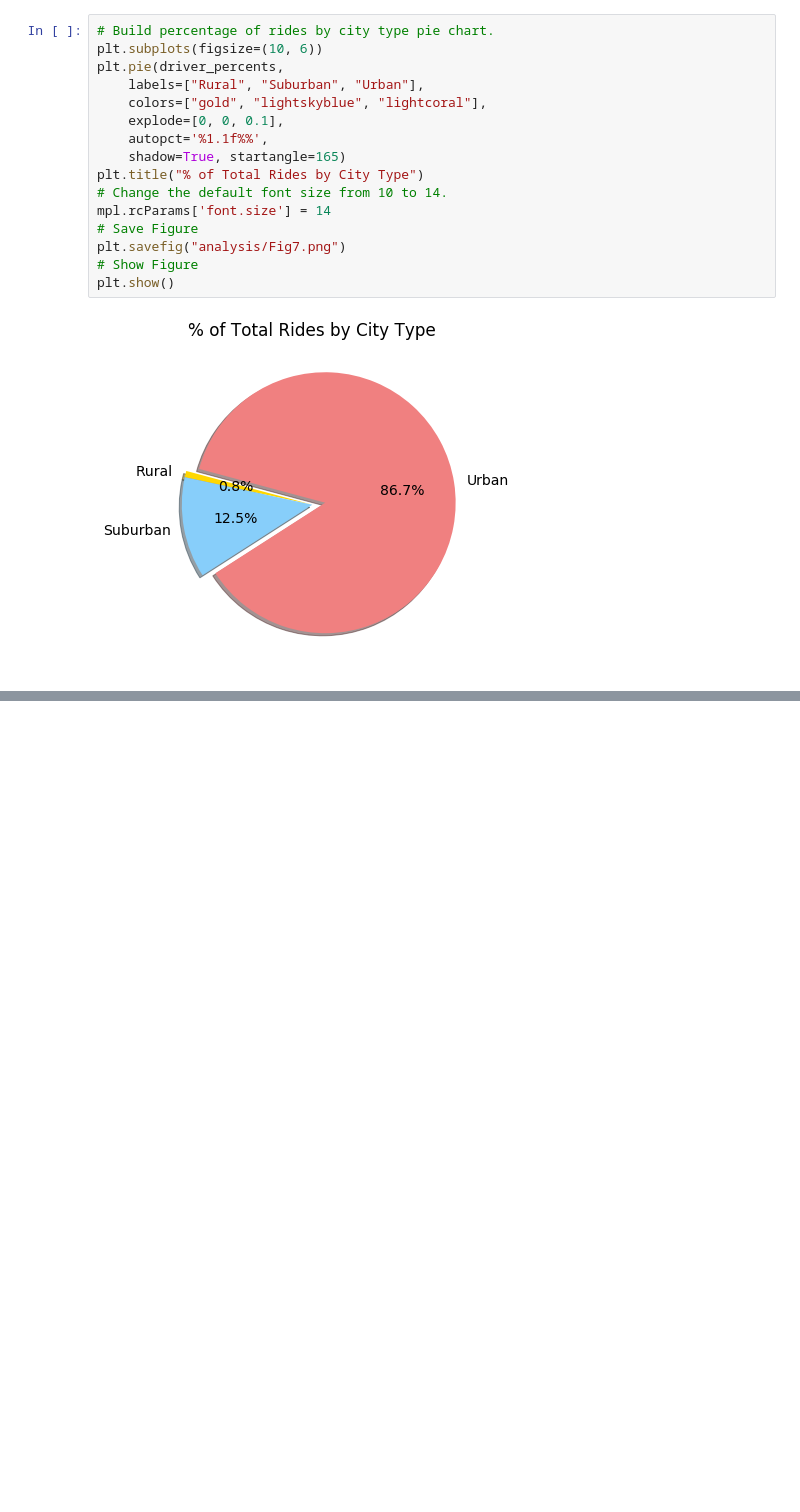
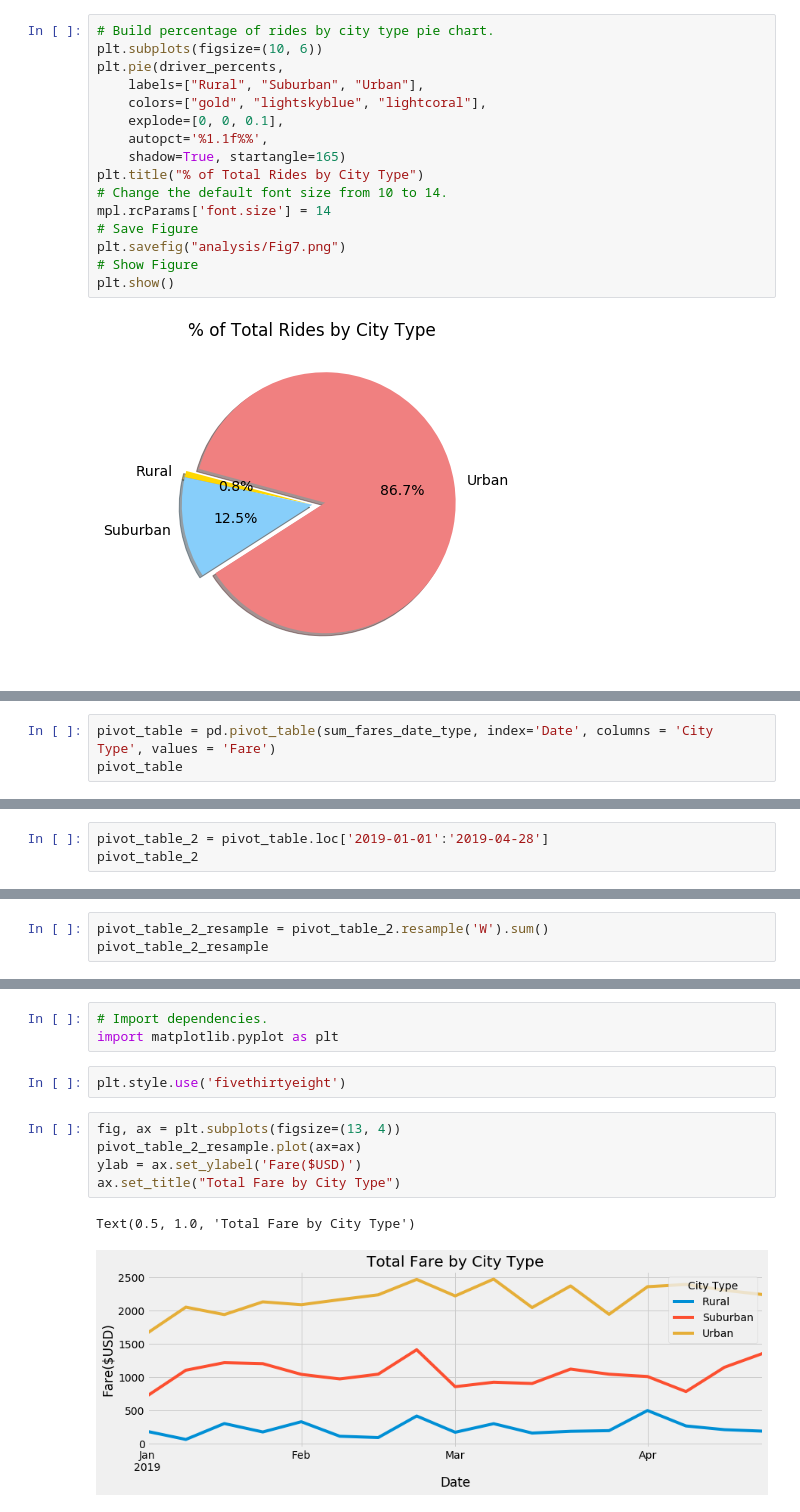
Before and after one commit to edyeh1991/PyBer_Analysis, a Jupyter notebook: PyBer.ipynb, the cells around one changed output, grey strips where cells are left out. Drawn from its saved outputs; the diff is of its cells as text; blank space fills up the shorter version.

Commit message:
Module 5 Challenge Total Fare by City Type

```diff
--- a/PyBer.ipynb
+++ b/PyBer.ipynb
@@ -1161,0 +1347,3 @@ plt.show()
+# %%
+pivot_table = pd.pivot_table(sum_fares_date_type, index='Date', columns = 'City Type', values = 'Fare')
+pivot_table
@@ -1161,0 +1365,3 @@ plt.show()
+# %%
+pivot_table_2 = pivot_table.loc['2019-01-01':'2019-04-28']
+pivot_table_2
@@ -1161,0 +1383,3 @@ plt.show()
+# %%
+pivot_table_2_resample = pivot_table_2.resample('W').sum()
+pivot_table_2_resample
@@ -1161,0 +1406,13 @@ plt.show()
+# %%
+# Import dependencies.
+import matplotlib.pyplot as plt
+# %%
+plt.style.use('fivethirtyeight')
+# %%
+fig, ax = plt.subplots(figsize=(13, 4))
+pivot_table_2_resample.plot(ax=ax)
+ylab = ax.set_ylabel('Fare($USD)')
+ax.set_title("Total Fare by City Type")
+# %% [output]
+Text(0.5, 1.0, 'Total Fare by City Type')
+[figure, added]
```
Also changed, not shown: parts of 18 cells of this notebook, 2 other files.
